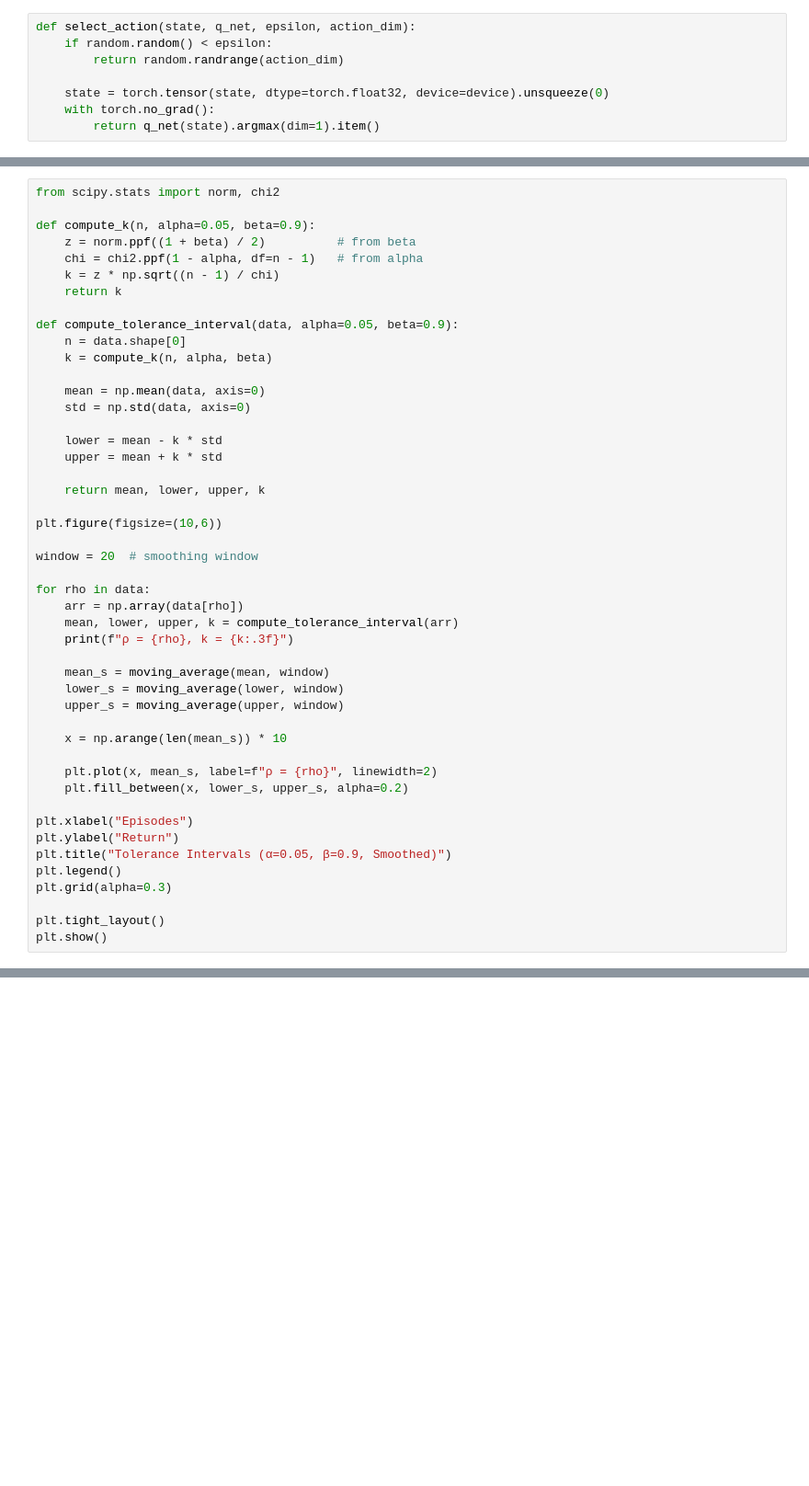
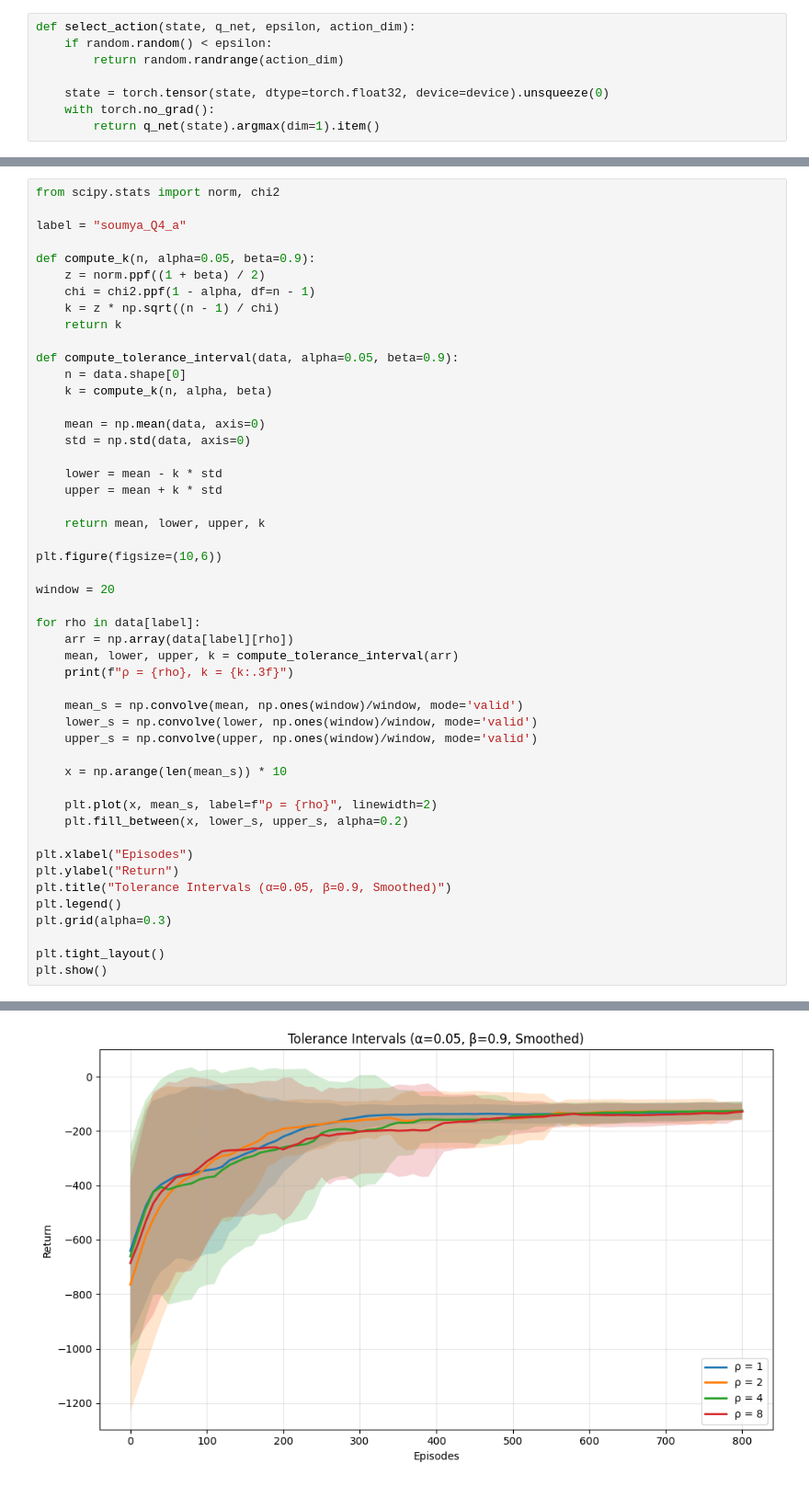
Before and after one commit to Maddy-1111/Reinforcement-Learning, a Jupyter notebook: Assignment 2/PA2_Q1.ipynb, the cells around one changed output, grey strips where cells are left out. Shown at 92% size. Cells and saved outputs as stored; diff of their text form; blank space fills up the shorter version.

```diff
--- a/Assignment 2/PA2_Q1.ipynb
+++ b/Assignment 2/PA2_Q1.ipynb
@@ -329,9 +364,11 @@ plt.show()
 # %%
 from scipy.stats import norm, chi2
 
+label = "soumya_Q4_a"
+
 def compute_k(n, alpha=0.05, beta=0.9):
-    z = norm.ppf((1 + beta) / 2)          # from beta
-    chi = chi2.ppf(1 - alpha, df=n - 1)   # from alpha
+    z = norm.ppf((1 + beta) / 2)
+    chi = chi2.ppf(1 - alpha, df=n - 1)
     k = z * np.sqrt((n - 1) / chi)
     return k
 
@@ -349,16 +386,16 @@ def compute_tolerance_interval(data, alpha=0.05, beta=0.9):
 
 plt.figure(figsize=(10,6))
 
-window = 20  # smoothing window
+window = 20
 
-for rho in data:
-    arr = np.array(data[rho])
+for rho in data[label]:
+    arr = np.array(data[label][rho])
     mean, lower, upper, k = compute_tolerance_interval(arr)
     print(f"ρ = {rho}, k = {k:.3f}")
 
-    mean_s = moving_average(mean, window)
-    lower_s = moving_average(lower, window)
-    upper_s = moving_average(upper, window)
+    mean_s = np.convolve(mean, np.ones(window)/window, mode='valid')
+    lower_s = np.convolve(lower, np.ones(window)/window, mode='valid')
+    upper_s = np.convolve(upper, np.ones(window)/window, mode='valid')
 
     x = np.arange(len(mean_s)) * 10
 
@@ -377,0 +418 @@ NameError: name 'plt' is not defined
+[figure, added]
```
Also changed, not shown: parts of 22 cells of this notebook.
